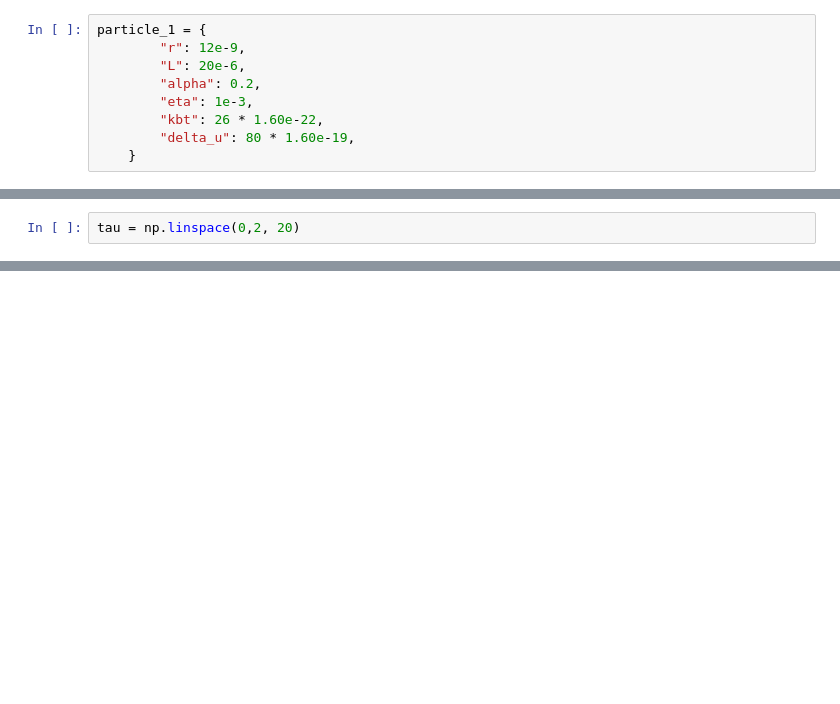
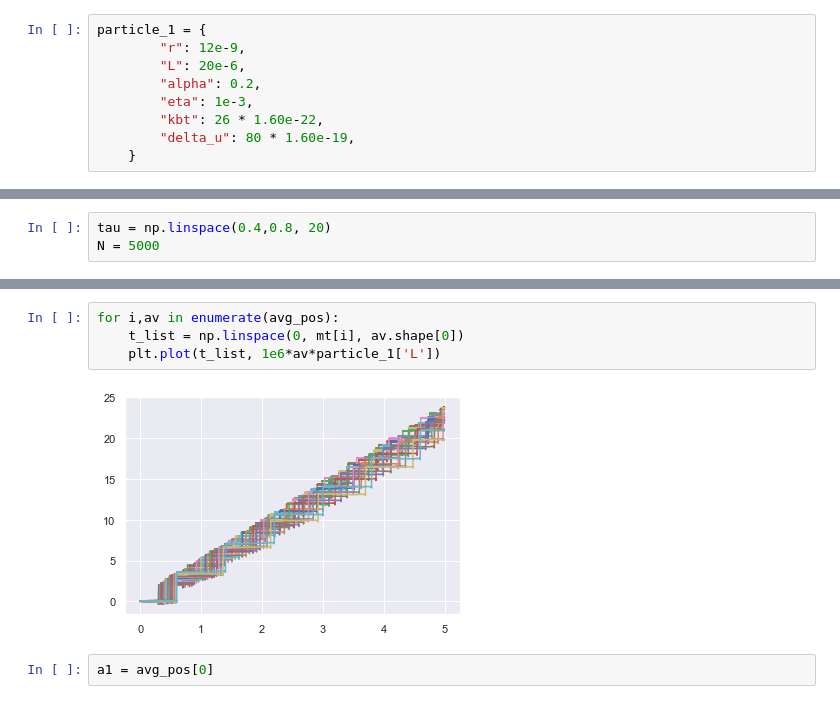
Before and after one commit to kklocker/NumFys, a Jupyter notebook: Assignment_2/task9.ipynb, the cells around one changed output, grey strips where cells are left out. Saved outputs shown, nothing was run; the diff lists cells and outputs as text; blank space fills up the shorter version.

```diff
--- a/Assignment_2/task9.ipynb
+++ b/Assignment_2/task9.ipynb
@@ -35,2 +43,3 @@ Wall time: 4.84 s
 # %%
-tau = np.linspace(0,2, 20)
+tau = np.linspace(0.4,0.8, 20)
+N = 5000
@@ -69,0 +92,8 @@ Loop took 25.732187271118164s
+# %%
+for i,av in enumerate(avg_pos):
+    t_list = np.linspace(0, mt[i], av.shape[0])
+    plt.plot(t_list, 1e6*av*particle_1['L'])
+# %% [output]
+[figure, added]
+# %%
+a1 = avg_pos[0]
```
Also changed, not shown: parts of 28 cells of this notebook, 21 other files.
